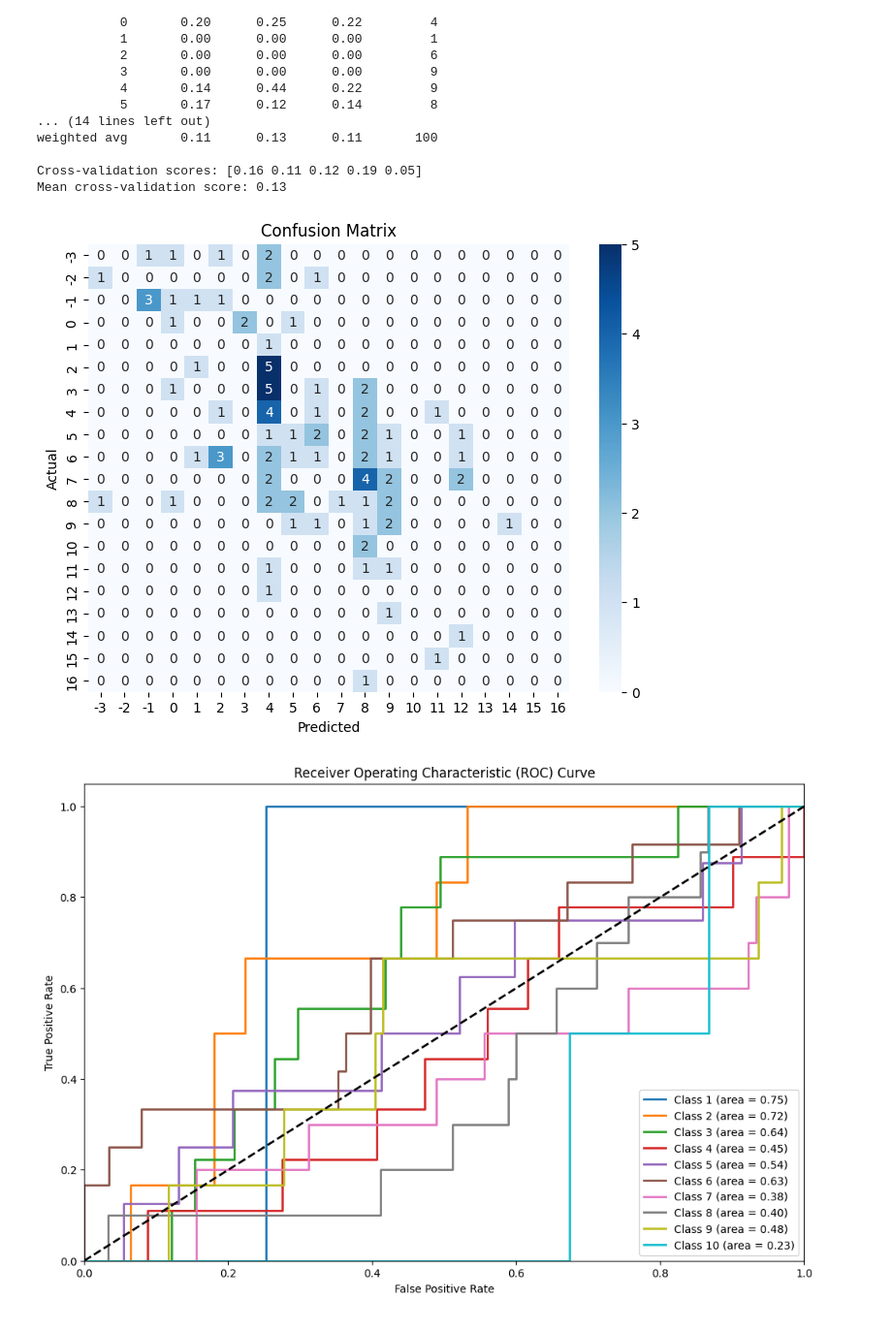
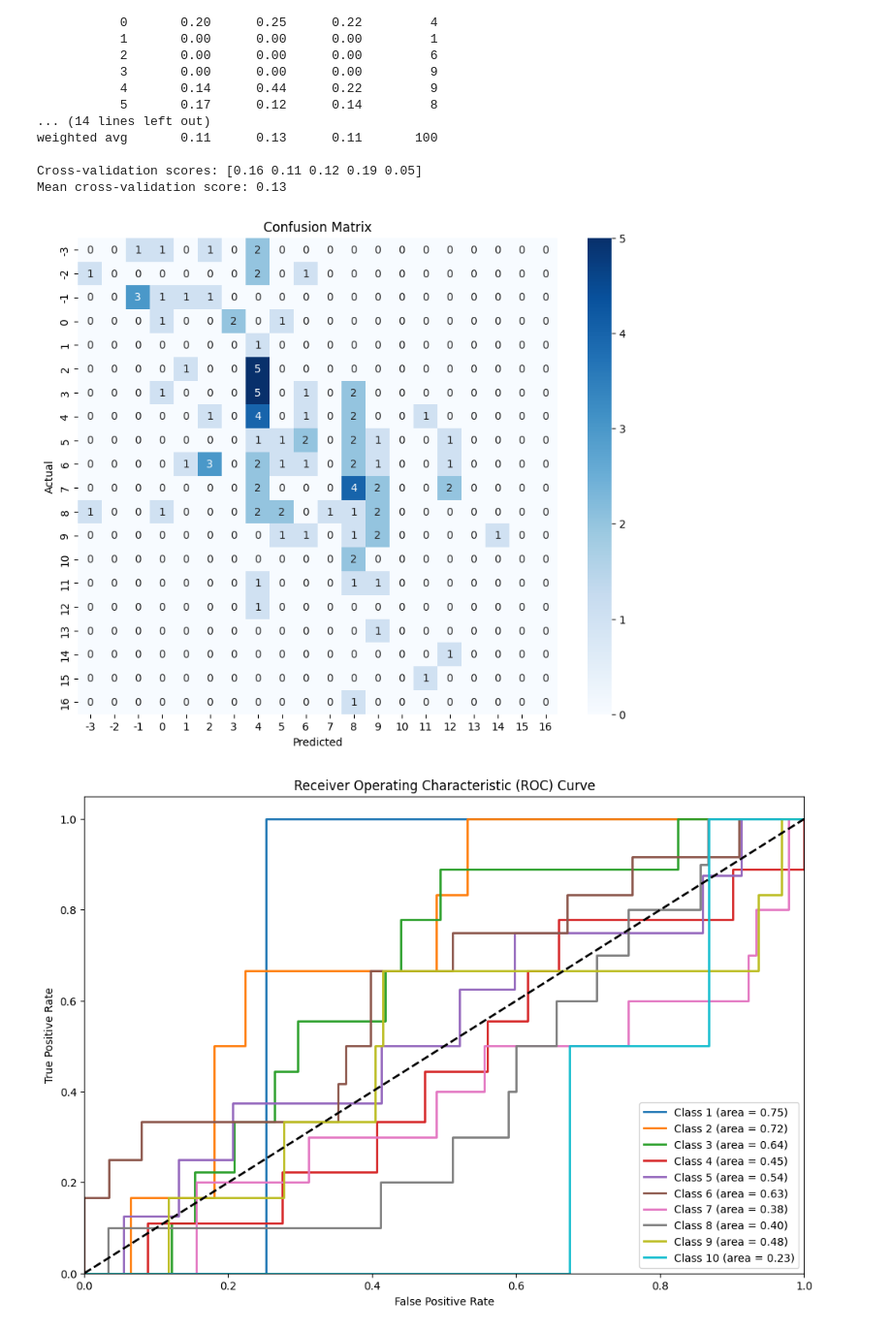
Before and after one commit to J0hun1/AI_CaseStudy_01, a Jupyter notebook: Student_Sleep_Patterns/notebooks/sleep_patterns/LogisticRegression.ipynb, the cells around one changed output. Shown at 97% size. Drawn from its saved outputs; the diff is of its cells as text; code cells hidden in the pictures.

```diff
--- a/Student_Sleep_Patterns/notebooks/sleep_patterns/LogisticRegression.ipynb
+++ b/Student_Sleep_Patterns/notebooks/sleep_patterns/LogisticRegression.ipynb
@@ -131,16 +131,16 @@ Mean cross-validation score: 0.13
 # %%
 # Compute the confusion matrix
 cm = confusion_matrix(y_test, y_pred)
 
 # Plot the confusion matrix
-plt.figure(figsize=(8, 6))
+plt.figure(figsize=(10, 8))
 sns.heatmap(cm, annot=True, fmt='d', cmap='Blues', xticklabels=model.classes_, yticklabels=model.classes_)
 plt.xlabel('Predicted')
 plt.ylabel('Actual')
 plt.title('Confusion Matrix')
 plt.show()
 # %% [output]
-[figure, old version]
+[figure, new version]
 # %%
 from sklearn.metrics import roc_curve, auc
 from sklearn.preprocessing import label_binarize
```
Also changed, not shown: 6 other files.
